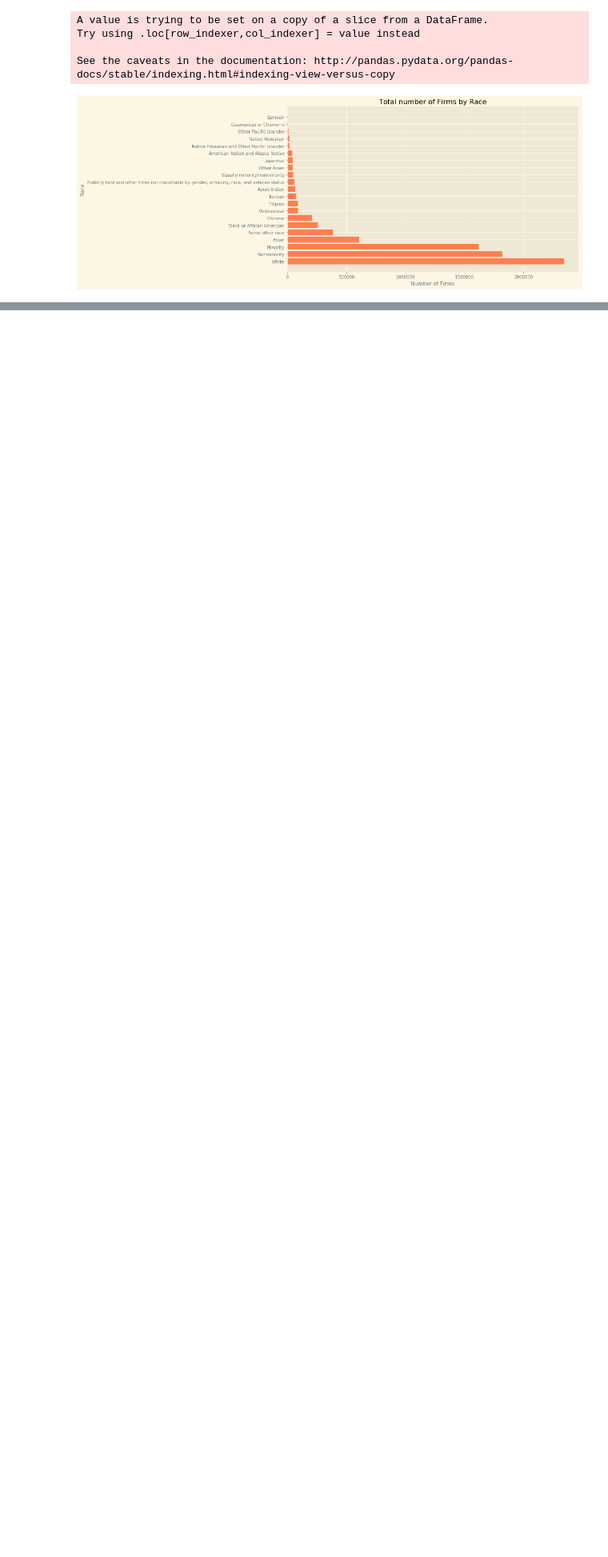
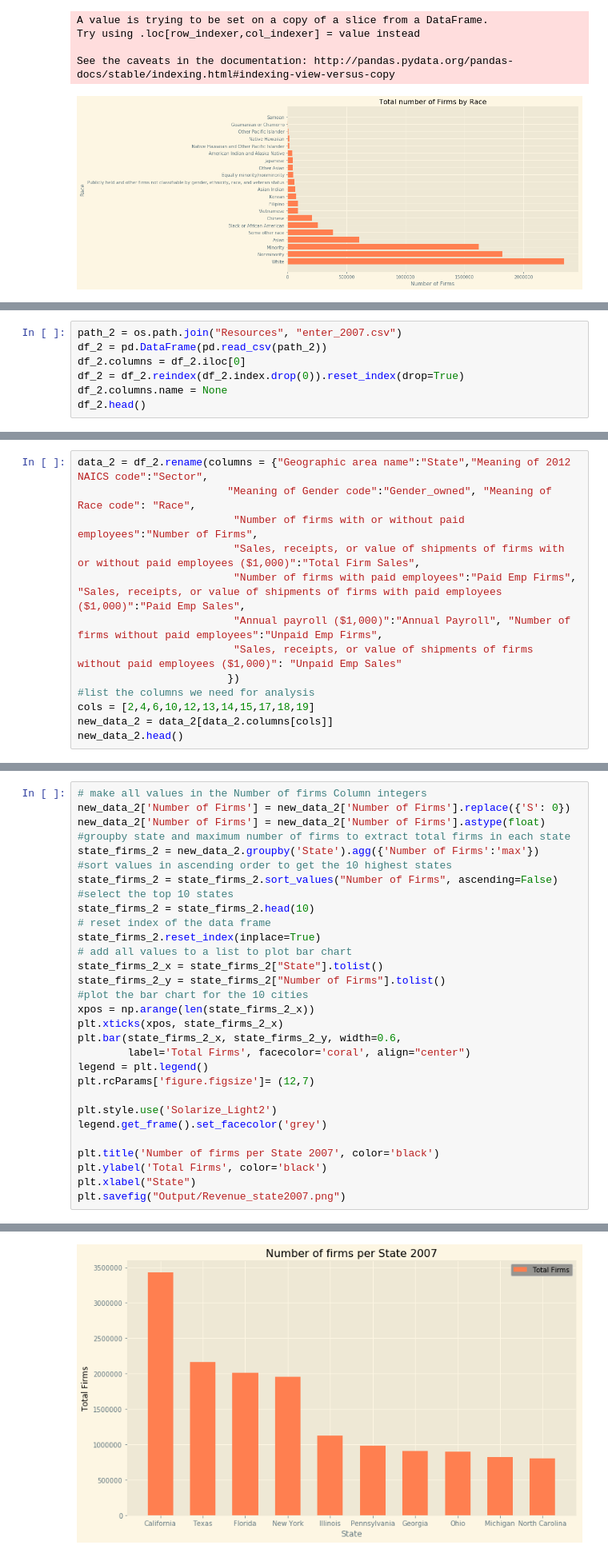
Before and after one commit to tafolabi/Project_Alpha, a Jupyter notebook: Project_Alpha.ipynb, the cells around one changed output, grey strips where cells are left out. Shown at 80% size. Cells and saved outputs as stored; diff of their text form; blank space fills up the shorter version.

```diff
--- a/Project_Alpha.ipynb
+++ b/Project_Alpha.ipynb
@@ -273,3 +266,10 @@ Try using .loc[row_indexer,col_indexer] = value instead
 
 See the caveats in the documentation: http://pandas.pydata.org/pandas-docs/stable/indexing.html#indexing-view-versus-copy
 [figure]
+# %%
+path_2 = os.path.join("Resources", "enter_2007.csv")
+df_2 = pd.DataFrame(pd.read_csv(path_2))
+df_2.columns = df_2.iloc[0]
+df_2 = df_2.reindex(df_2.index.drop(0)).reset_index(drop=True)
+df_2.columns.name = None
+df_2.head()
@@ -275,0 +284,13 @@ See the caveats in the documentation: http://pandas.pydata.org/pandas-docs/stabl
+# %%
+data_2 = df_2.rename(columns = {"Geographic area name":"State","Meaning of 2012 NAICS code":"Sector",
+                        "Meaning of Gender code":"Gender_owned", "Meaning of Race code": "Race",
+                         "Number of firms with or without paid employees":"Number of Firms",
+                         "Sales, receipts, or value of shipments of firms with or without paid employees ($1,000)":"Total Firm Sales",
+                         "Number of firms with paid employees":"Paid Emp Firms", "Sales, receipts, or value of shipments of firms with paid employees ($1,000)":"Paid Emp Sales",
+                         "Annual payroll ($1,000)":"Annual Payroll", "Number of firms without paid employees":"Unpaid Emp Firms",
+                         "Sales, receipts, or value of shipments of firms without paid employees ($1,000)": "Unpaid Emp Sales"
+                        })
+#list the columns we need for analysis
+cols = [2,4,6,10,12,13,14,15,17,18,19]
+new_data_2 = data_2[data_2.columns[cols]]
+new_data_2.head()
@@ -275,0 +304,31 @@ See the caveats in the documentation: http://pandas.pydata.org/pandas-docs/stabl
+# %%
+# make all values in the Number of firms Column integers
+new_data_2['Number of Firms'] = new_data_2['Number of Firms'].replace({'S': 0})
+new_data_2['Number of Firms'] = new_data_2['Number of Firms'].astype(float)
+#groupby state and maximum number of firms to extract total firms in each state
+state_firms_2 = new_data_2.groupby('State').agg({'Number of Firms':'max'})
+#sort values in ascending order to get the 10 highest states
+state_firms_2 = state_firms_2.sort_values("Number of Firms", ascending=False)
+#select the top 10 states
+state_firms_2 = state_firms_2.head(10)
+# reset index of the data frame
+state_firms_2.reset_index(inplace=True)
+# add all values to a list to plot bar chart
+state_firms_2_x = state_firms_2["State"].tolist()
+state_firms_2_y = state_firms_2["Number of Firms"].tolist()
+#plot the bar chart for the 10 cities
+xpos = np.arange(len(state_firms_2_x))
+plt.xticks(xpos, state_firms_2_x)
+plt.bar(state_firms_2_x, state_firms_2_y, width=0.6,
+        label='Total Firms', facecolor='coral', align="center")
+legend = plt.legend()
+plt.rcParams['figure.figsize']= (12,7)
+
+plt.style.use('Solarize_Light2')
+legend.get_frame().set_facecolor('grey')
+
+plt.title('Number of firms per State 2007', color='black')
+plt.ylabel('Total Firms', color='black')
+plt.xlabel("State")
+plt.savefig("Output/Revenue_state2007.png")
+# %% [output]
@@ -275,0 +345 @@ See the caveats in the documentation: http://pandas.pydata.org/pandas-docs/stabl
+[figure, added]
```
Also changed, not shown: parts of 7 cells of this notebook, 4 other files.
